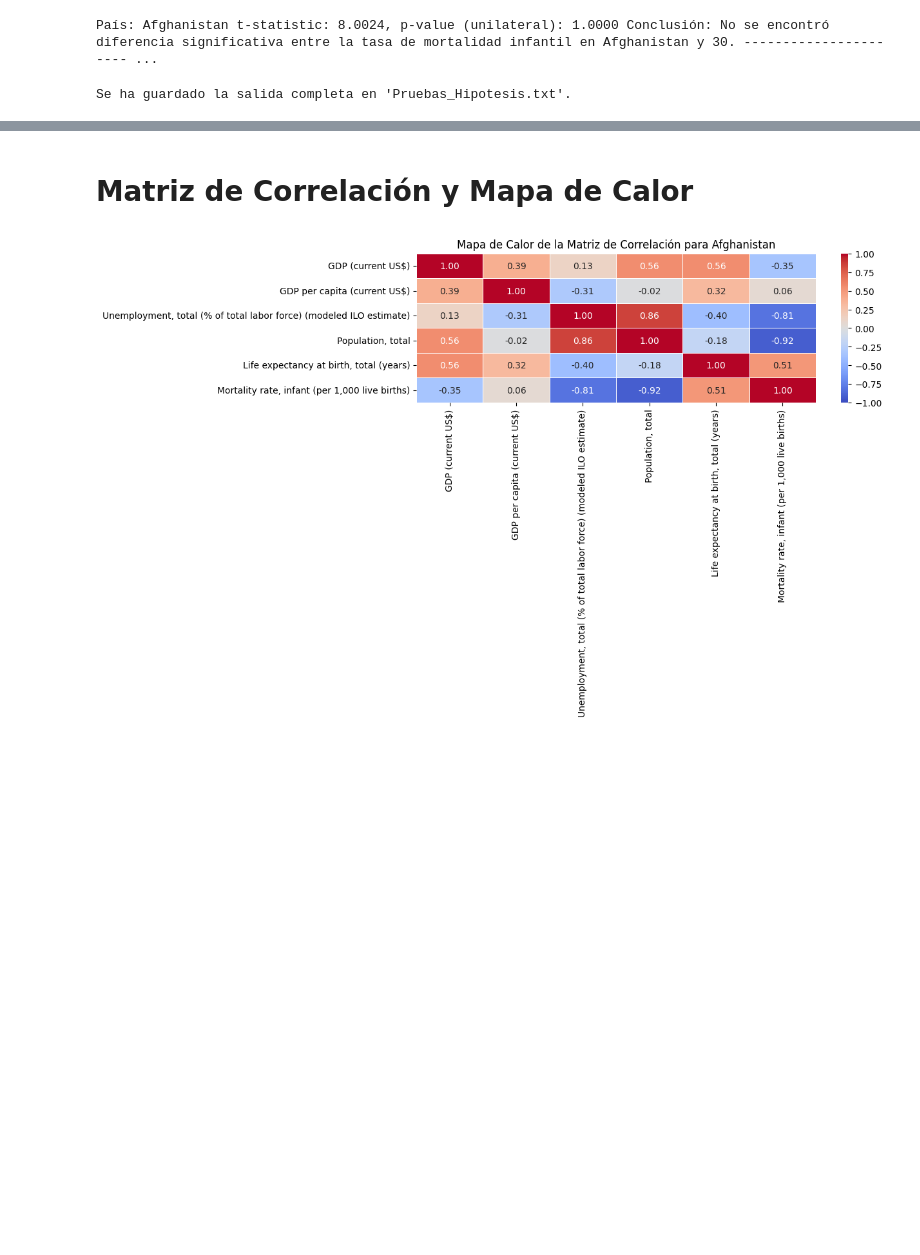
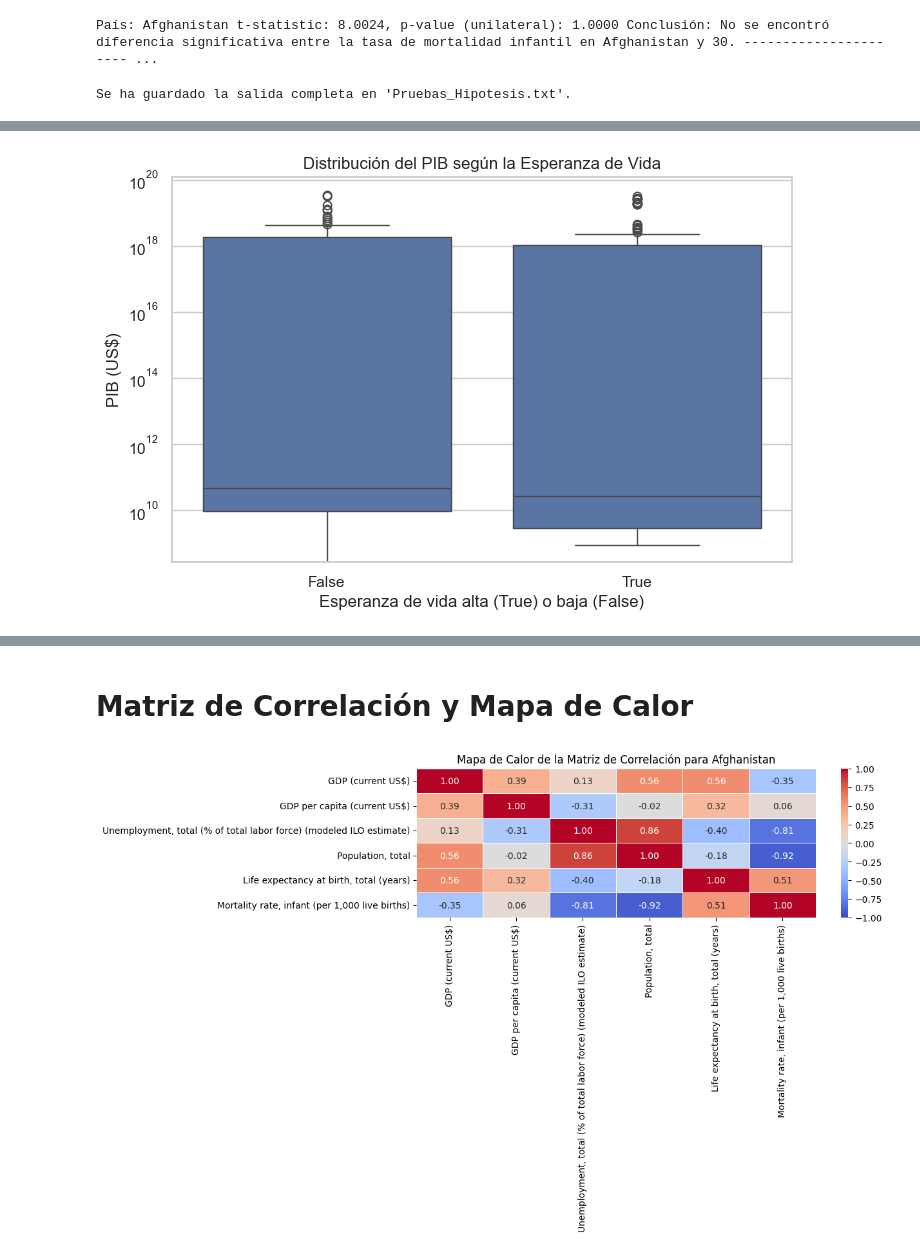
Before and after one commit to Melforsy03/Analisis-Exploratorio-Asia-Sur, a Jupyter notebook: Analisis.ipynb, the cells around one changed output, grey strips where cells are left out. Cells and saved outputs as stored; diff of their text form; code cells hidden in the pictures; blank space fills up the shorter version.

```diff
--- a/Analisis.ipynb
+++ b/Analisis.ipynb
@@ -695,3 +778,93 @@ print("Se ha guardado la salida completa en 'Pruebas_Hipotesis.txt'.")
 # %% [output]
 País: Afghanistan t-statistic: 8.0024, p-value (unilateral): 1.0000 Conclusión: No se encontró diferencia significativa entre la tasa de mortalidad infantil en Afghanistan y 30. ---------------------- ...
 Se ha guardado la salida completa en 'Pruebas_Hipotesis.txt'.
+# %%
+import pandas as pd
+import matplotlib.pyplot as plt
+import seaborn as sns
+from scipy import stats
+
+# Cargar los datos
+df = pd.read_csv("Asiaticos.csv")
+
+# Limpieza de datos
+def clean_numeric(column):
+    return pd.to_numeric(column.astype(str).str.replace("[,.]", "", regex=True), errors='coerce')
+
+df["GDP (current US$)"] = clean_numeric(df["GDP (current US$)"])
+df["GDP per capita (current US$)"] = clean_numeric(df["GDP per capita (current US$)"])
+df["Population growth (annual %)"] = clean_numeric(df["Population growth (annual %)"])
+
+# Hipótesis 1: Diferencia de PIB entre países con alta y baja esperanza de vida
+life_expectancy_median = df["Life expectancy at birth, total (years)"].median()
+high_life_expectancy = df[df["Life expectancy at birth, total (years)"] >= life_expectancy_median]["GDP (current US$)"]
+low_life_expectancy = df[df["Life expectancy at birth, total (years)"] < life_expectancy_median]["GDP (current US$)"]
+
+# Verificamos normalidad
+p_high = stats.shapiro(high_life_expectancy)[1]
+p_low = stats.shapiro(low_life_expectancy)[1]
+
+# Selección de prueba
+if p_high > 0.05 and p_low > 0.05:
+    t_stat, p_value = stats.ttest_ind(high_life_expectancy, low_life_expectancy, equal_var=False)
+    test_used = "Prueba t de Student"
+else:
+    t_stat, p_value = stats.mannwhitneyu(high_life_expectancy, low_life_expectancy, alternative="two-sided")
+    test_used = "Prueba U de Mann-Whitney"
+
+# Hipótesis 2: Correlación entre desempleo y PIB
+corr_coef, p_corr = stats.pearsonr(df["Unemployment, total (% of total labor force) (modeled ILO estimate)"], df["GDP (current US$)"])
+
+# Hipótesis 3: Relación entre PIB per cápita y mortalidad infantil
+gdp_per_capita_median = df["GDP per capita (current US$)"].median()
+high_gdp_per_capita = df[df["GDP per capita (current US$)"] >= gdp_per_capita_median]["Mortality rate, infant (per 1,000 live births)"]
+low_gdp_per_capita = df[df["GDP per capita (current US$)"] < gdp_per_capita_median]["Mortality rate, infant (per 1,000 live births)"]
+
+# Verificamos normalidad
+p_high_mortality = stats.shapiro(high_gdp_per_capita)[1]
+p_low_mortality = stats.shapiro(low_gdp_per_capita)[1]
+
+# Selección de prueba
+if p_high_mortality > 0.05 and p_low_mortality > 0.05:
+    t_mortality, p_mortality = stats.ttest_ind(high_gdp_per_capita, low_gdp_per_capita, equal_var=False)
+    mortality_test_used = "Prueba t de Student"
+else:
+    t_mortality, p_mortality = stats.mannwhitneyu(high_gdp_per_capita, low_gdp_per_capita, alternative="two-sided")
+    mortality_test_used = "Prueba U de Mann-Whitney"
+
+# Resultados de pruebas de hipótesis
+print("\nResultados de Pruebas de Hipótesis:")
+print(f"Comparación PIB vs Esperanza de Vida - {test_used}: Estadístico = {t_stat:.4f}, Valor p = {p_value:.4f}")
+print(f"Relación Desempleo vs PIB - Correlación de Pearson: Coeficiente = {corr_coef:.4f}, Valor p = {p_corr:.4f}")
+print(f"Comparación Mortalidad Infantil vs PIB per cápita - {mortality_test_used}: Estadístico = {t_mortality:.4f}, Valor p = {p_mortality:.4f}")
+
+
+# Gráficos
+sns.set(style="whitegrid")
+
+plt.figure(figsize=(8, 5))
+sns.boxplot(x=df["Life expectancy at birth, total (years)"] >= life_expectancy_median,
+            y=df["GDP (current US$)"])
+plt.xlabel("Esperanza de vida alta (True) o baja (False)")
+plt.ylabel("PIB (US$)")
+plt.title("Distribución del PIB según la Esperanza de Vida")
+plt.yscale("log")
+plt.show()
+
+plt.figure(figsize=(8, 5))
+sns.scatterplot(x=df["Unemployment, total (% of total labor force) (modeled ILO estimate)"],
+                y=df["GDP (current US$)"])
+plt.xlabel("Desempleo (%)")
+plt.ylabel("PIB (US$)")
+plt.title("Relación entre Desempleo y PIB")
+plt.yscale("log")
+plt.show()
+
+plt.figure(figsize=(8, 5))
+sns.boxplot(x=df["GDP per capita (current US$)"] >= gdp_per_capita_median,
+            y=df["Mortality rate, infant (per 1,000 live births)"])
+plt.xlabel("PIB per cápita alto (True) o bajo (False)")
+plt.ylabel("Mortalidad infantil (por 1000 nacidos vivos)")
+plt.title("Distribución de la Mortalidad Infantil según PIB per cápita")
+plt.show()
+# %% [output]
@@ -697,0 +875 @@ Se ha guardado la salida completa en 'Pruebas_Hipotesis.txt'.
+[figure, added]
```
Also changed, not shown: parts of 4 cells of this notebook, 18 other files.
